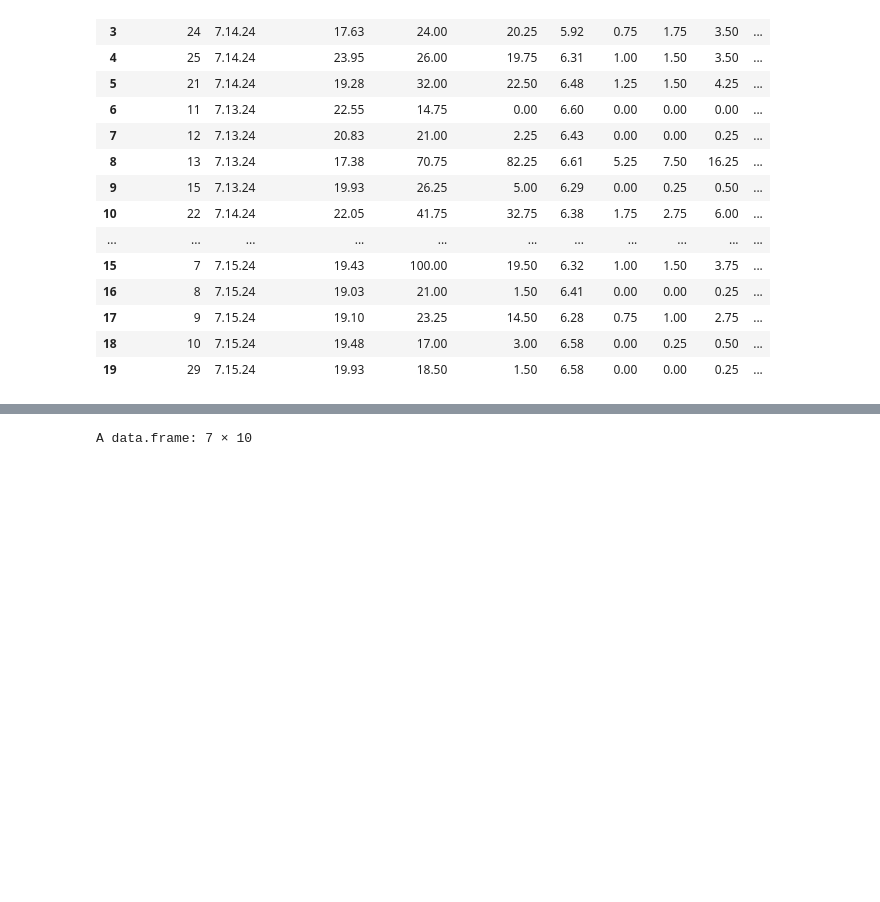
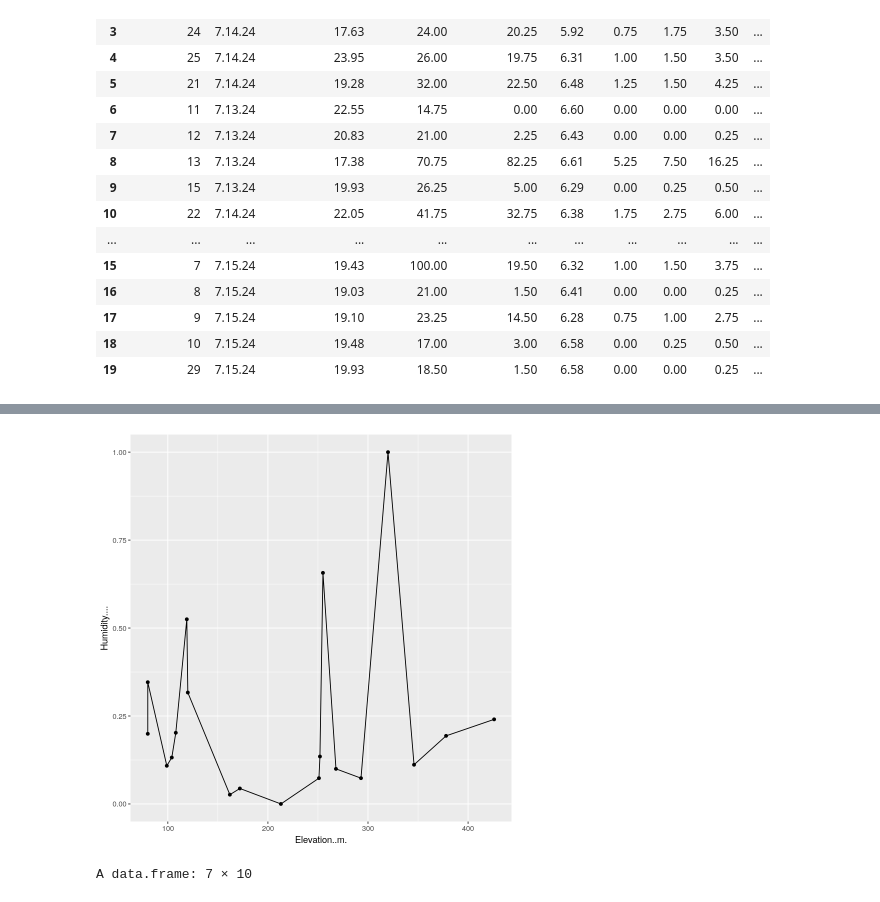
Before and after one commit to vassily60/IFS-soil-sampling, a Jupyter notebook: Untitled1.ipynb, the cells around one changed output, grey strips where cells are left out. Drawn from its saved outputs; the diff is of its cells as text; code cells hidden in the pictures; blank space fills up the shorter version.

```diff
--- a/Untitled1.ipynb
+++ b/Untitled1.ipynb
@@ -52,3 +96,9 @@ A data.frame: 19 × 10
+# %%
+ggplot(data=df_normalized, aes(y=Humidity...., x=Elevation..m. )) +
+geom_point()+
+geom_line()
+# %% [output]
+[figure, added]
 # %%
 n <- 3
 
```
Also changed, not shown: parts of 4 cells of this notebook.
